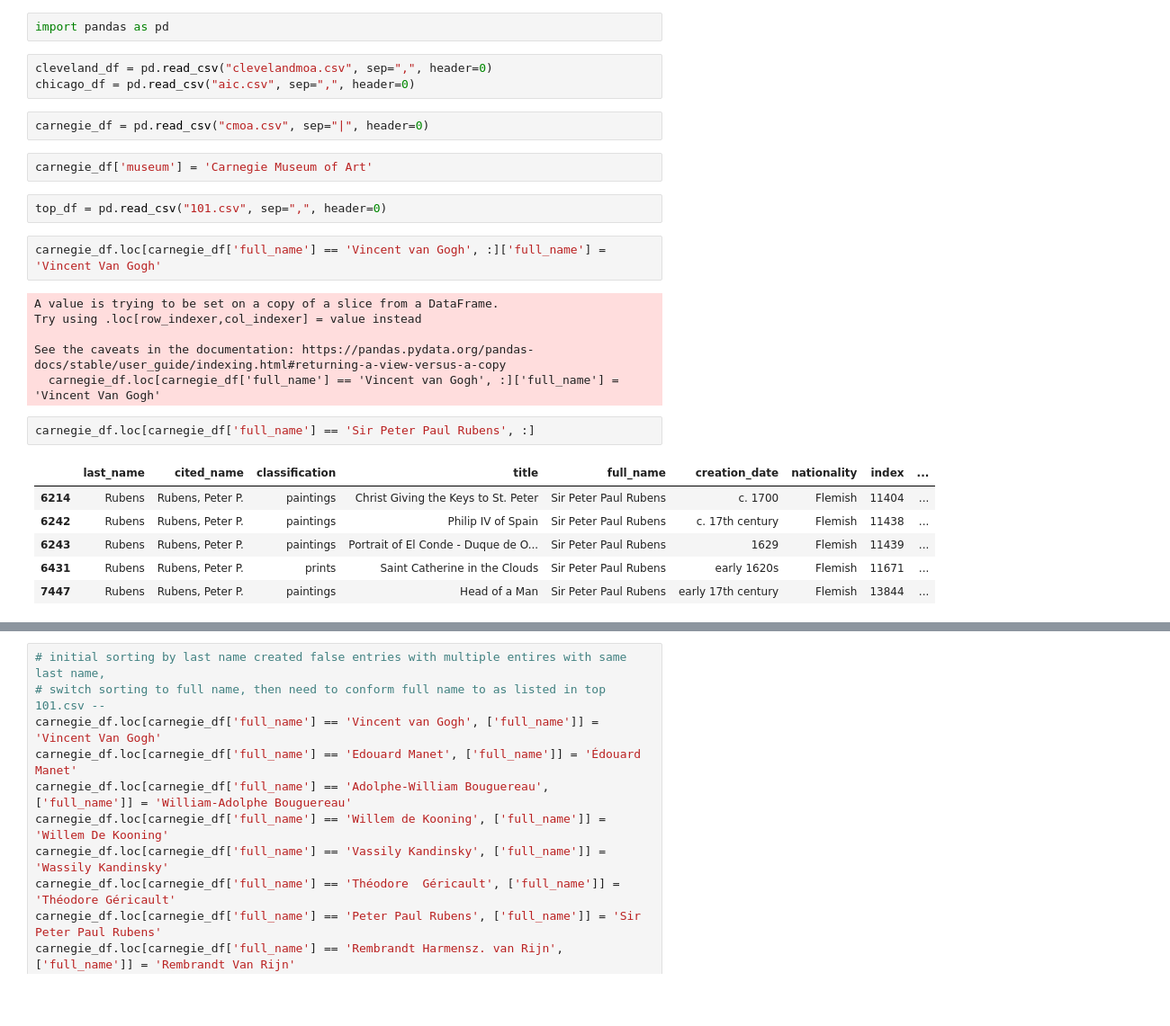
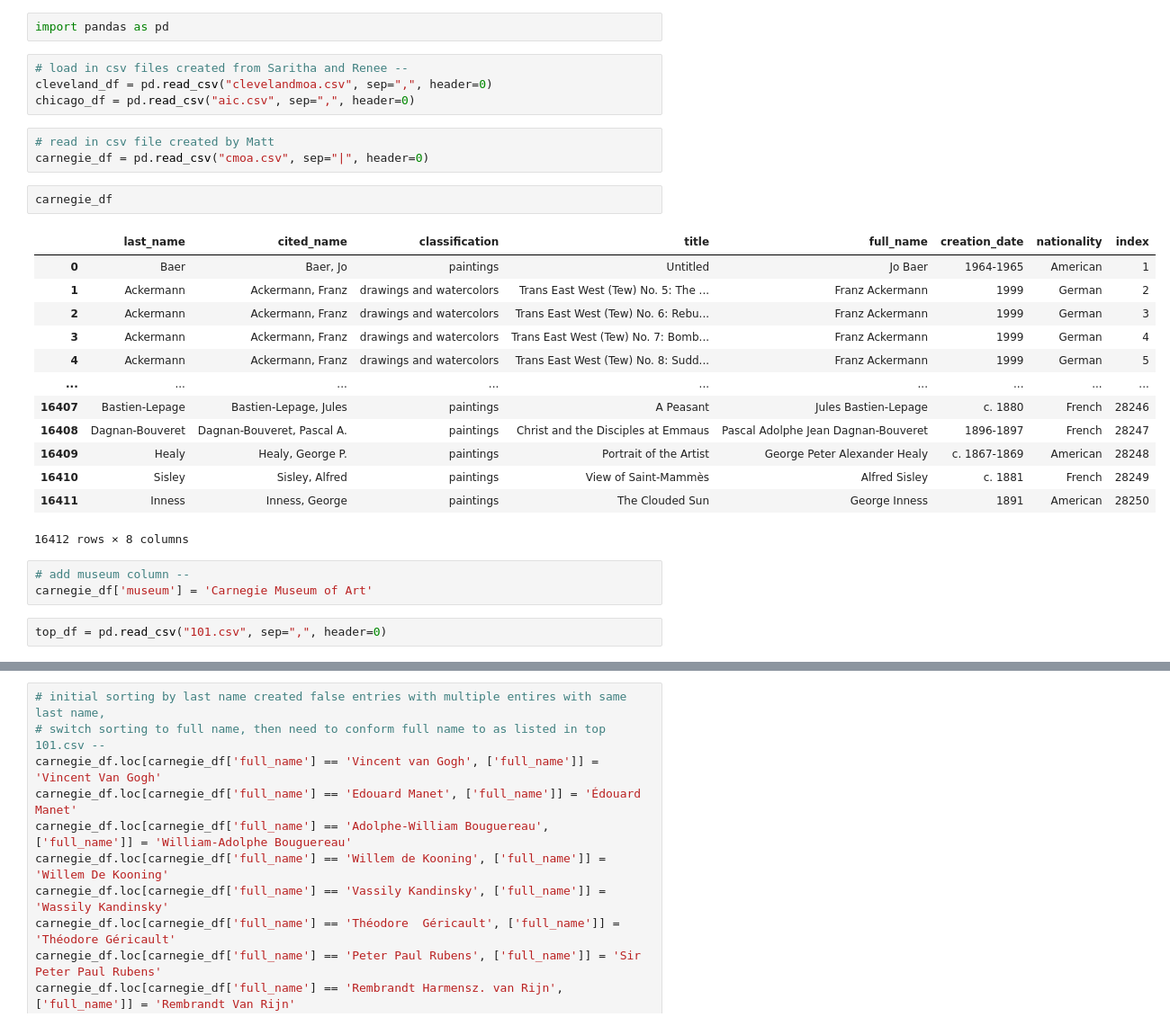
Before and after one commit to RPleasnick/project-3, a Jupyter notebook: further_clean.ipynb, the cells around one changed output, grey strips where cells are left out. Shown: that part at 90% size. Drawn from its saved outputs; the diff is of its cells as text; blank space fills up the shorter version.

```diff
--- a/further_clean.ipynb
+++ b/further_clean.ipynb
@@ -1,28 +1,30 @@
 # %%
 import pandas as pd
 # %%
+# load in csv files created from Saritha and Renee --
 cleveland_df = pd.read_csv("clevelandmoa.csv", sep=",", header=0)
 chicago_df = pd.read_csv("aic.csv", sep=",", header=0)
 # %%
+# read in csv file created by Matt
 carnegie_df = pd.read_csv("cmoa.csv", sep="|", header=0)
+# %%
+carnegie_df
+# %% [output]
+|  | last_name | cited_name | classification | title | full_name | creation_date | nationality | index |
+| 0 | Baer | Baer, Jo | paintings | Untitled | Jo Baer | 1964-1965 | American | 1 |
+| 1 | Ackermann | Ackermann, Franz | drawings and watercolors | Trans East West (Tew) No. 5: The ... | Franz Ackermann | 1999 | German | 2 |
+| 2 | Ackermann | Ackermann, Franz | drawings and watercolors | Trans East West (Tew) No. 6: Rebu... | Franz Ackermann | 1999 | German | 3 |
+| 3 | Ackermann | Ackermann, Franz | drawings and watercolors | Trans East West (Tew) No. 7: Bomb... | Franz Ackermann | 1999 | German | 4 |
+| 4 | Ackermann | Ackermann, Franz | drawings and watercolors | Trans East West (Tew) No. 8: Sudd... | Franz Ackermann | 1999 | German | 5 |
+| ... | ... | ... | ... | ... | ... | ... | ... | ... |
+| 16407 | Bastien-Lepage | Bastien-Lepage, Jules | paintings | A Peasant | Jules Bastien-Lepage | c. 1880 | French | 28246 |
+| 16408 | Dagnan-Bouveret | Dagnan-Bouveret, Pascal A. | paintings | Christ and the Disciples at Emmaus | Pascal Adolphe Jean Dagnan-Bouveret | 1896-1897 | French | 28247 |
+| 16409 | Healy | Healy, George P. | paintings | Portrait of the Artist | George Peter Alexander Healy | c. 1867-1869 | American | 28248 |
+| 16410 | Sisley | Sisley, Alfred | paintings | View of Saint-Mammès | Alfred Sisley | c. 1881 | French | 28249 |
+| 16411 | Inness | Inness, George | paintings | The Clouded Sun | George Inness | 1891 | American | 28250 |
+16412 rows × 8 columns
 # %%
+# add museum column --
 carnegie_df['museum'] = 'Carnegie Museum of Art'
 # %%
 top_df = pd.read_csv("101.csv", sep=",", header=0)
-# %%
-carnegie_df.loc[carnegie_df['full_name'] == 'Vincent van Gogh', :]['full_name'] = 'Vincent Van Gogh'
-# %% [output]
-A value is trying to be set on a copy of a slice from a DataFrame.
-Try using .loc[row_indexer,col_indexer] = value instead
-
-See the caveats in the documentation: https://pandas.pydata.org/pandas-docs/stable/user_guide/indexing.html#returning-a-view-versus-a-copy
-  carnegie_df.loc[carnegie_df['full_name'] == 'Vincent van Gogh', :]['full_name'] = 'Vincent Van Gogh'
-# %%
-carnegie_df.loc[carnegie_df['full_name'] == 'Sir Peter Paul Rubens', :]
-# %% [output]
-|  | last_name | cited_name | classification | title | full_name | creation_date | nationality | index | ... |
-| 6214 | Rubens | Rubens, Peter P. | paintings | Christ Giving the Keys to St. Peter | Sir Peter Paul Rubens | c. 1700 | Flemish | 11404 | ... |
-| 6242 | Rubens | Rubens, Peter P. | paintings | Philip IV of Spain | Sir Peter Paul Rubens | c. 17th century | Flemish | 11438 | ... |
-| 6243 | Rubens | Rubens, Peter P. | paintings | Portrait of El Conde - Duque de O... | Sir Peter Paul Rubens | 1629 | Flemish | 11439 | ... |
-| 6431 | Rubens | Rubens, Peter P. | prints | Saint Catherine in the Clouds | Sir Peter Paul Rubens | early 1620s | Flemish | 11671 | ... |
-| 7447 | Rubens | Rubens, Peter P. | paintings | Head of a Man | Sir Peter Paul Rubens | early 17th century | Flemish | 13844 | ... |
```
Also changed, not shown: parts of 19 cells of this notebook, 5 other files.
